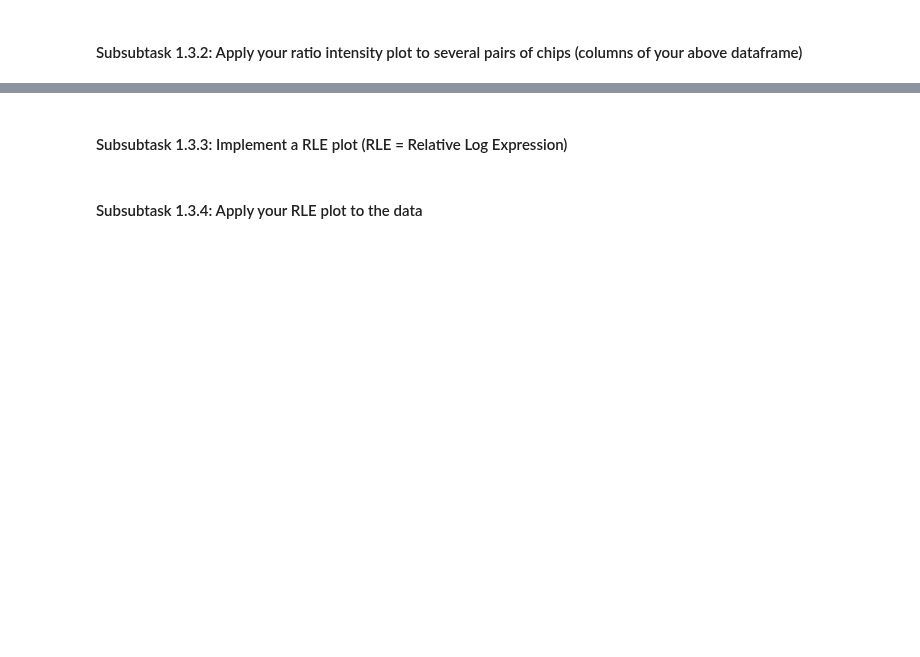
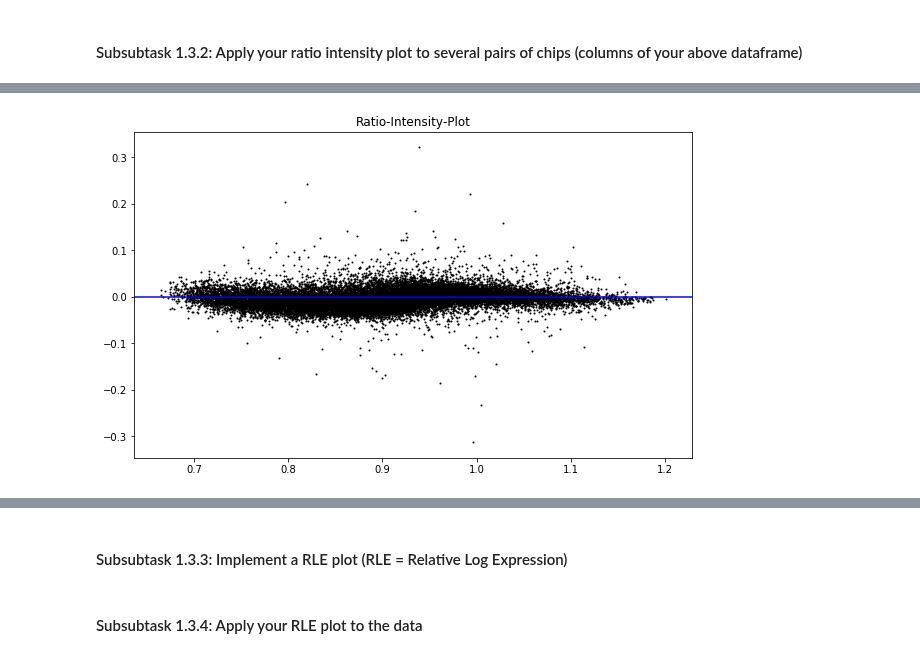
Before and after one commit to TrisKast/DataScience-Bioinformatics, a Jupyter notebook: notebooks/Day56_DE_Analysis.ipynb, the cells around one changed output, grey strips where cells are left out. Saved outputs shown, nothing was run; the diff lists cells and outputs as text; code cells hidden in the pictures; blank space fills up the shorter version.

```diff
--- a/notebooks/Day56_DE_Analysis.ipynb
+++ b/notebooks/Day56_DE_Analysis.ipynb
@@ -33,0 +105,4 @@ http://www.arrayanalysis.org/main.html
+# %%
+ratio_intensity_plot(data['C57BL/6J_Liver_CD'], data['BXD44_Liver_CD'])
+# %% [output]
+[figure, added]
```
Also changed, not shown: parts of 9 cells of this notebook.
